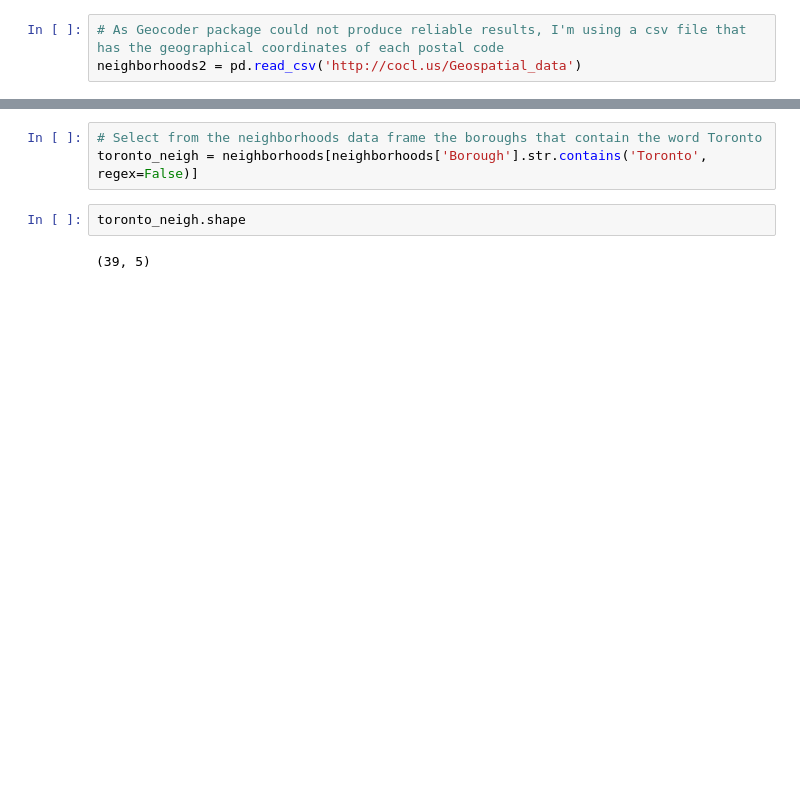
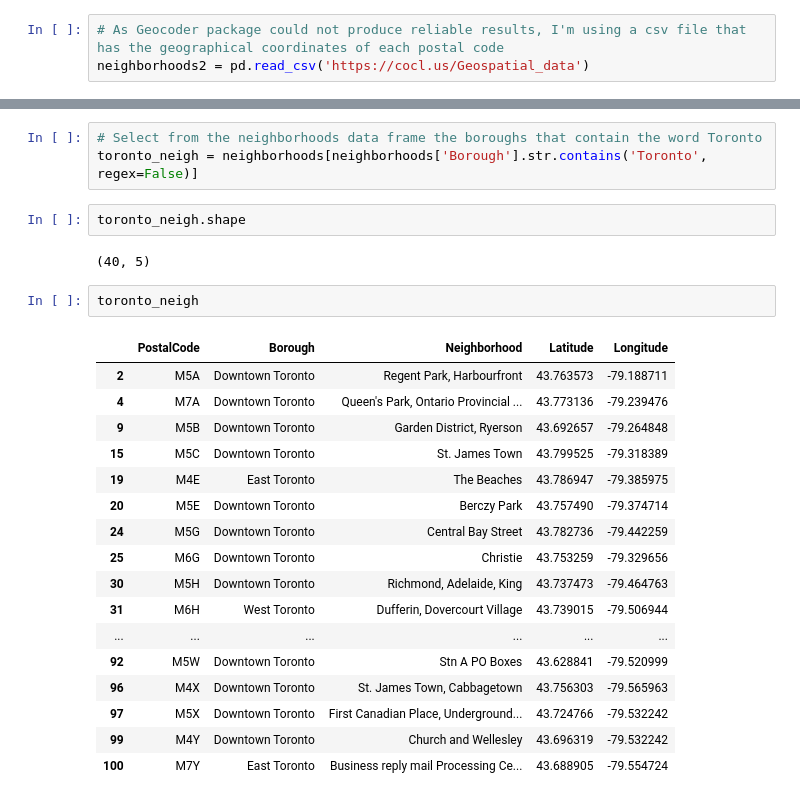
Before and after one commit to xanag/Coursera_Capstone, a Jupyter notebook: Neighborhoods in Toronto.ipynb, the cells around one changed output, grey strips where cells are left out. Saved outputs shown, nothing was run; the diff lists cells and outputs as text; blank space fills up the shorter version.

```diff
--- a/Neighborhoods in Toronto.ipynb
+++ b/Neighborhoods in Toronto.ipynb
@@ -72,6 +73,6 @@ neighborhoods.shape
 # %%
 # As Geocoder package could not produce reliable results, I'm using a csv file that has the geographical coordinates of each postal code
-neighborhoods2 = pd.read_csv('http://cocl.us/Geospatial_data')
+neighborhoods2 = pd.read_csv('https://cocl.us/Geospatial_data')
 # %%
 #Sort both dataframes the same way
 neighborhoods2.sort_values(by='Postal Code', ascending=True)
@@ -133,4 +134,24 @@ toronto_neigh = neighborhoods[neighborhoods['Borough'].str.contains('Toronto', r
 # %%
 toronto_neigh.shape
 # %% [output]
-(39, 5)
+(40, 5)
+# %%
+toronto_neigh
+# %% [output]
+|  | PostalCode | Borough | Neighborhood | Latitude | Longitude |
+| 2 | M5A | Downtown Toronto | Regent Park, Harbourfront | 43.763573 | -79.188711 |
+| 4 | M7A | Downtown Toronto | Queen's Park, Ontario Provincial ... | 43.773136 | -79.239476 |
+| 9 | M5B | Downtown Toronto | Garden District, Ryerson | 43.692657 | -79.264848 |
+| 15 | M5C | Downtown Toronto | St. James Town | 43.799525 | -79.318389 |
+| 19 | M4E | East Toronto | The Beaches | 43.786947 | -79.385975 |
+| 20 | M5E | Downtown Toronto | Berczy Park | 43.757490 | -79.374714 |
+| 24 | M5G | Downtown Toronto | Central Bay Street | 43.782736 | -79.442259 |
+| 25 | M6G | Downtown Toronto | Christie | 43.753259 | -79.329656 |
+| 30 | M5H | Downtown Toronto | Richmond, Adelaide, King | 43.737473 | -79.464763 |
+| 31 | M6H | West Toronto | Dufferin, Dovercourt Village | 43.739015 | -79.506944 |
+| ... | ... | ... | ... | ... | ... |
+| 92 | M5W | Downtown Toronto | Stn A PO Boxes | 43.628841 | -79.520999 |
+| 96 | M4X | Downtown Toronto | St. James Town, Cabbagetown | 43.756303 | -79.565963 |
+| 97 | M5X | Downtown Toronto | First Canadian Place, Underground... | 43.724766 | -79.532242 |
+| 99 | M4Y | Downtown Toronto | Church and Wellesley | 43.696319 | -79.532242 |
+| 100 | M7Y | East Toronto | Business reply mail Processing Ce... | 43.688905 | -79.554724 |
```
Also changed, not shown: parts of 44 cells of this notebook.
